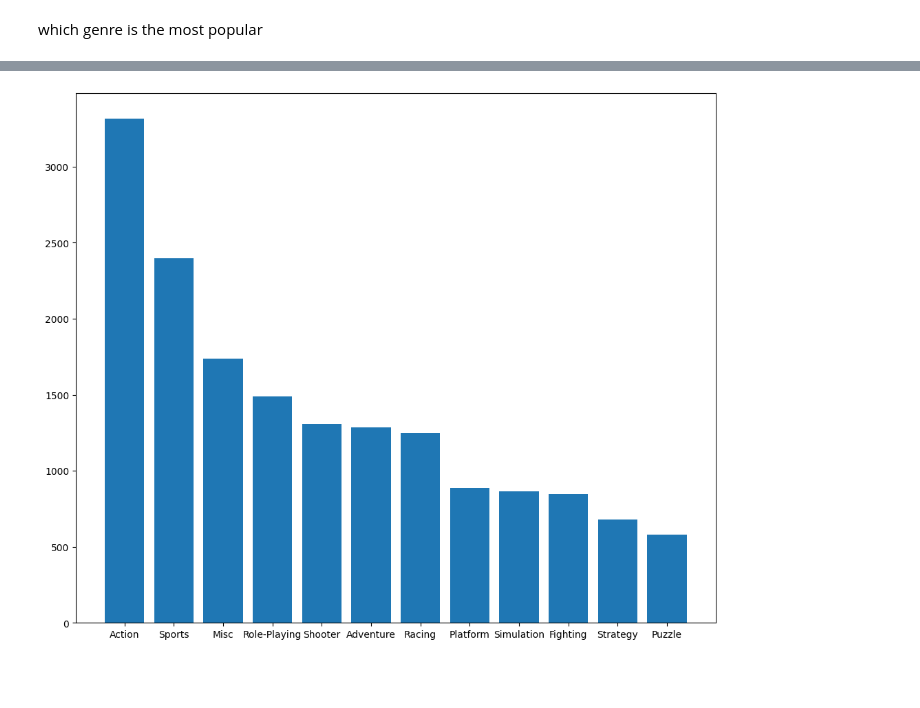
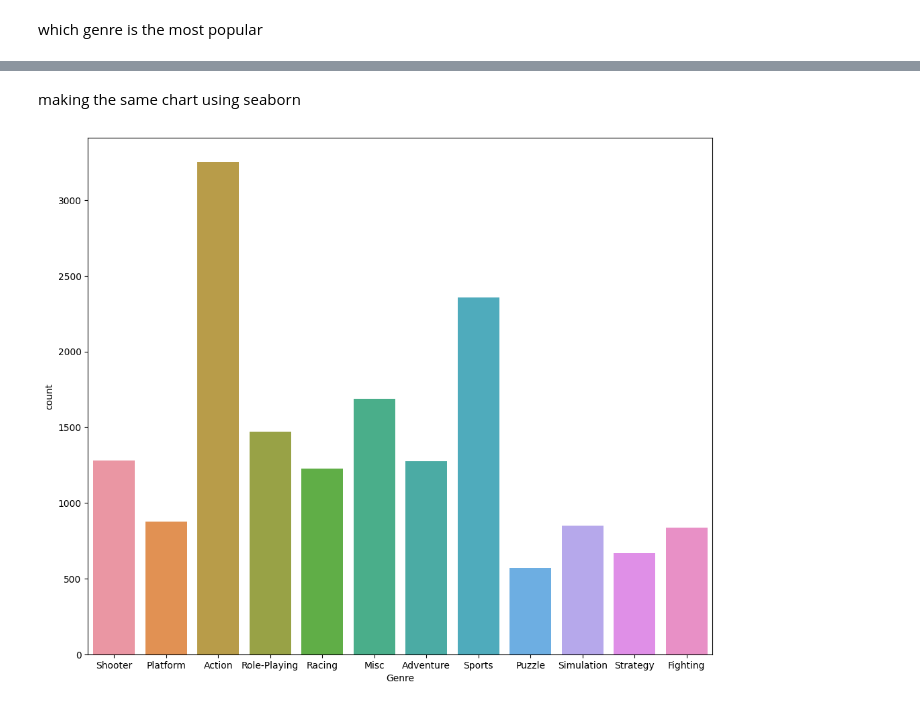
Before and after one commit to AntaraR12/game_analysis, a Jupyter notebook: notebook.ipynb, the cells around one changed output, grey strips where cells are left out. Drawn from its saved outputs; the diff is of its cells as text; code cells hidden in the pictures; blank space fills up the shorter version.

```diff
--- a/notebook.ipynb
+++ b/notebook.ipynb
@@ -114,6 +123,8 @@ y_bar =  cat_count
+# %% [markdown]
+making the same chart using seaborn
 # %%
 plt.figure(figsize= (12,10))
-plt.bar(x_bar, y_bar)
+sns.countplot(x = df_final["Genre"])
 plt.show()
 # %% [output]
-[figure, old version]
+[figure, new version]
```
Also changed, not shown: parts of 8 cells of this notebook.
